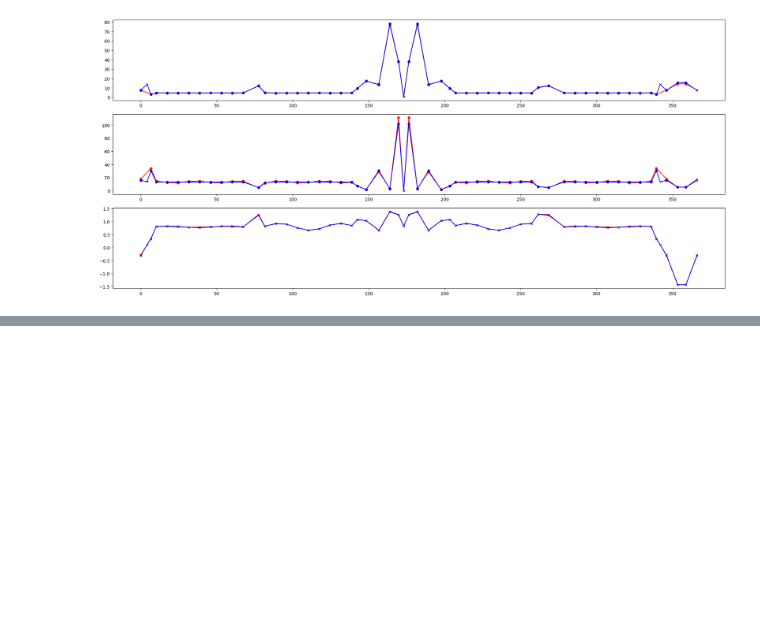
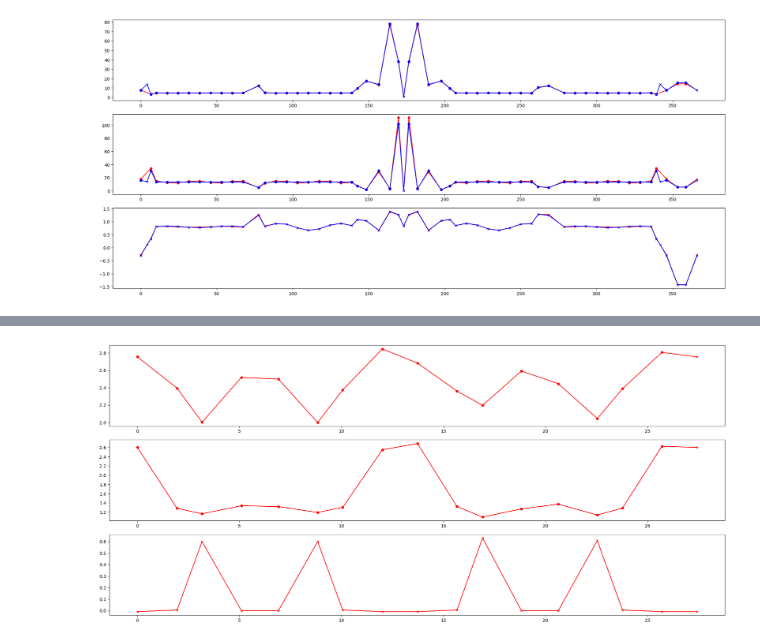
Before and after one commit to i-a-morozov/harmonica, a Jupyter notebook: config/config.ipynb, the cells around one changed output, grey strips where cells are left out. Drawn from its saved outputs; the diff is of its cells as text; code cells hidden in the pictures; blank space fills up the shorter version.

```diff
--- a/config/config.ipynb
+++ b/config/config.ipynb
@@ -383,0 +512,24 @@ plt.show()
+# %%
+# Load inj and exp models
+
+ic = Model(path='ic.yaml')
+# %%
+# Compare beta functions and dispersion
+# Note, dispersion only accessible via data_frame instance
+
+fig, (ax1, ax2, ax3) = plt.subplots(nrows=3, ncols=1, figsize=(20, 3*3))
+
+ax1.errorbar(ic.time[ic.monitor_index].cpu().numpy(), ic.bx[ic.monitor_index].cpu().numpy(), fmt=' ', marker='o', ms=5, color='red')
+ax1.errorbar(ic.time[ic.virtual_index].cpu().numpy(), ic.bx[ic.virtual_index].cpu().numpy(), fmt=' ', marker='x', ms=5, color='red')
+ax1.errorbar(ic.time.cpu().numpy(), ic.bx.cpu().numpy(), marker='', ms=5, color='red')
+
+ax2.errorbar(ic.time[ic.monitor_index].cpu().numpy(), ic.by[ic.monitor_index].cpu().numpy(), fmt=' ', marker='o', ms=5, color='red')
+ax2.errorbar(ic.time[ic.virtual_index].cpu().numpy(), ic.by[ic.virtual_index].cpu().numpy(), fmt=' ', marker='x', ms=5, color='red')
+ax2.errorbar(ic.time.cpu().numpy(), ic.by.cpu().numpy(), marker='', ms=5, color='red')
+
+ax3.errorbar(ic.time.cpu().numpy(), ic.data_frame.loc['DX'].values, marker='x', ms=5, color='red')
+
+plt.tight_layout()
+plt.show()
+# %% [output]
+[figure, added]
```
Also changed, not shown: parts of 5 cells of this notebook, 4 other files.
